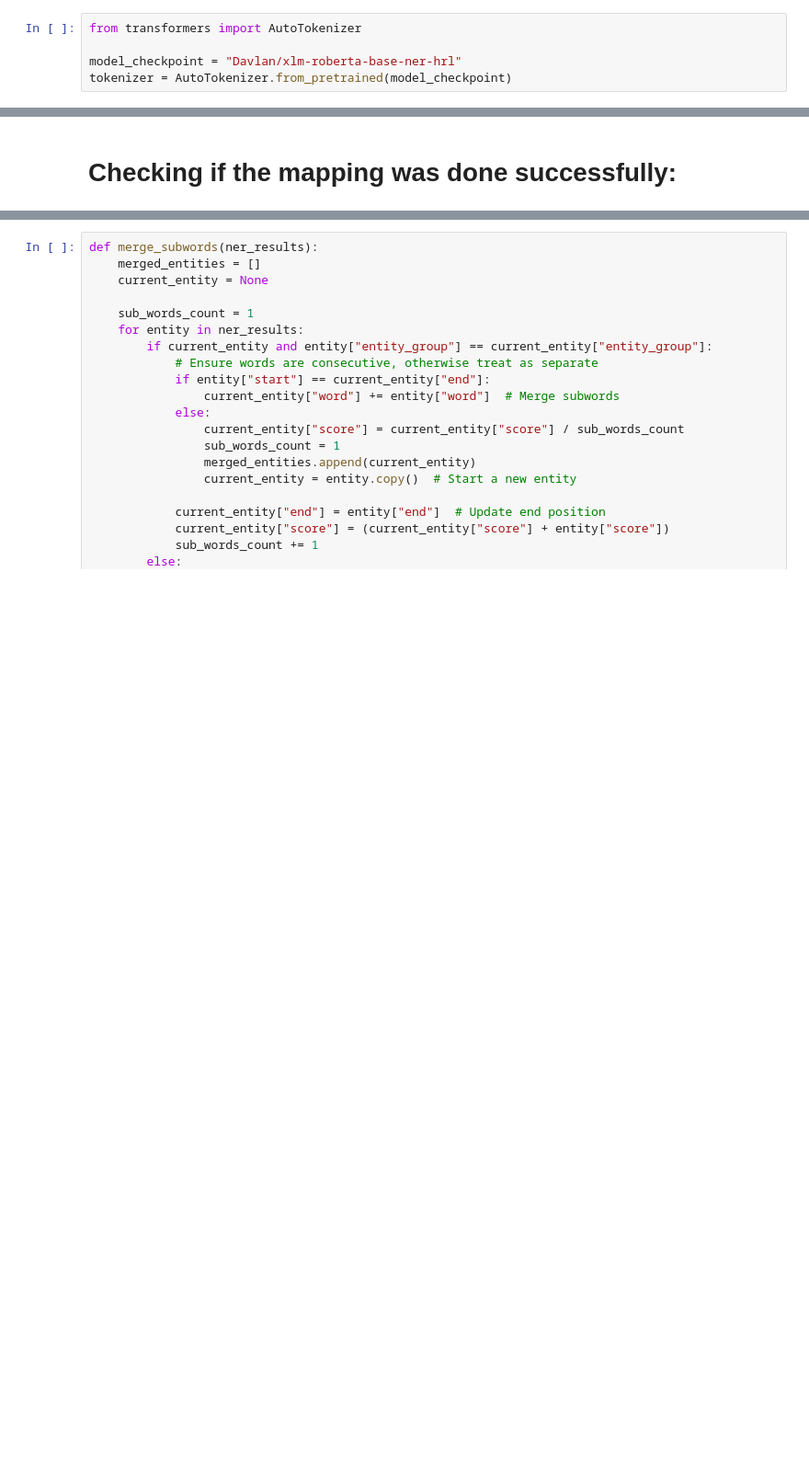
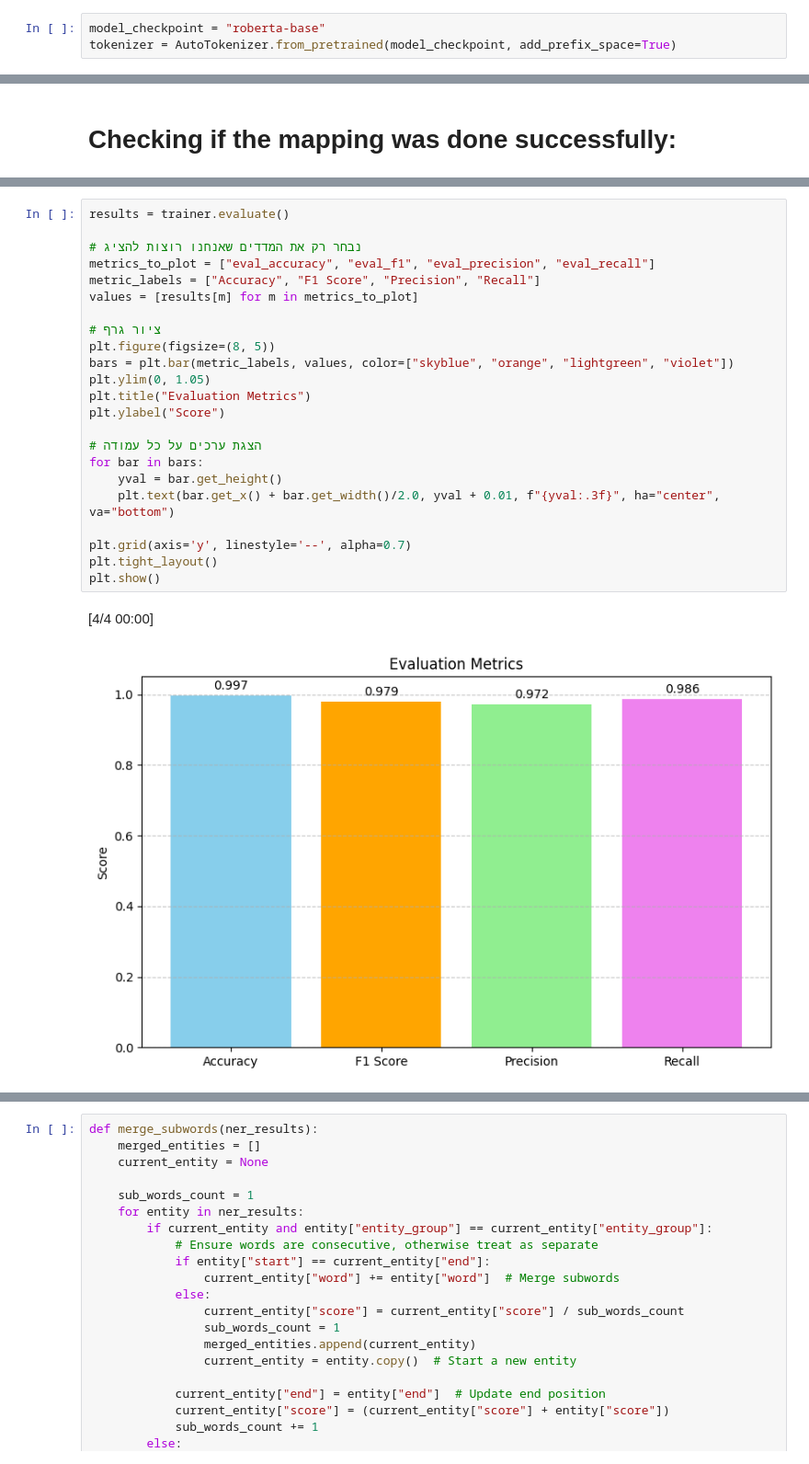
Before and after one commit to ronyzrihen/ner-intent-model, a Jupyter notebook: ner_model_trainer.ipynb, the cells around one changed output, grey strips where cells are left out. Shown at 92% size. Saved outputs shown, nothing was run; the diff lists cells and outputs as text; blank space fills up the shorter version.

```diff
--- a/ner_model_trainer.ipynb
+++ b/ner_model_trainer.ipynb
@@ -61,5 +67,3 @@ print(label2id)  # Check label mappings
 # %%
-from transformers import AutoTokenizer
-
-model_checkpoint = "Davlan/xlm-roberta-base-ner-hrl"
-tokenizer = AutoTokenizer.from_pretrained(model_checkpoint)
+model_checkpoint = "roberta-base"
+tokenizer = AutoTokenizer.from_pretrained(model_checkpoint, add_prefix_space=True)
@@ -252,0 +318,26 @@ tokenizer.save_pretrained("./ner_varied_model")
+# %%
+results = trainer.evaluate()
+
+# נבחר רק את המדדים שאנחנו רוצות להציג
+metrics_to_plot = ["eval_accuracy", "eval_f1", "eval_precision", "eval_recall"]
+metric_labels = ["Accuracy", "F1 Score", "Precision", "Recall"]
+values = [results[m] for m in metrics_to_plot]
+
+# ציור גרף
+plt.figure(figsize=(8, 5))
+bars = plt.bar(metric_labels, values, color=["skyblue", "orange", "lightgreen", "violet"])
+plt.ylim(0, 1.05)
+plt.title("Evaluation Metrics")
+plt.ylabel("Score")
+
+# הצגת ערכים על כל עמודה
+for bar in bars:
+    yval = bar.get_height()
+    plt.text(bar.get_x() + bar.get_width()/2.0, yval + 0.01, f"{yval:.3f}", ha="center", va="bottom")
+
+plt.grid(axis='y', linestyle='--', alpha=0.7)
+plt.tight_layout()
+plt.show()
+# %% [output]
+[4/4 00:00]
+[figure, added]
```
Also changed, not shown: parts of 32 cells of this notebook.
